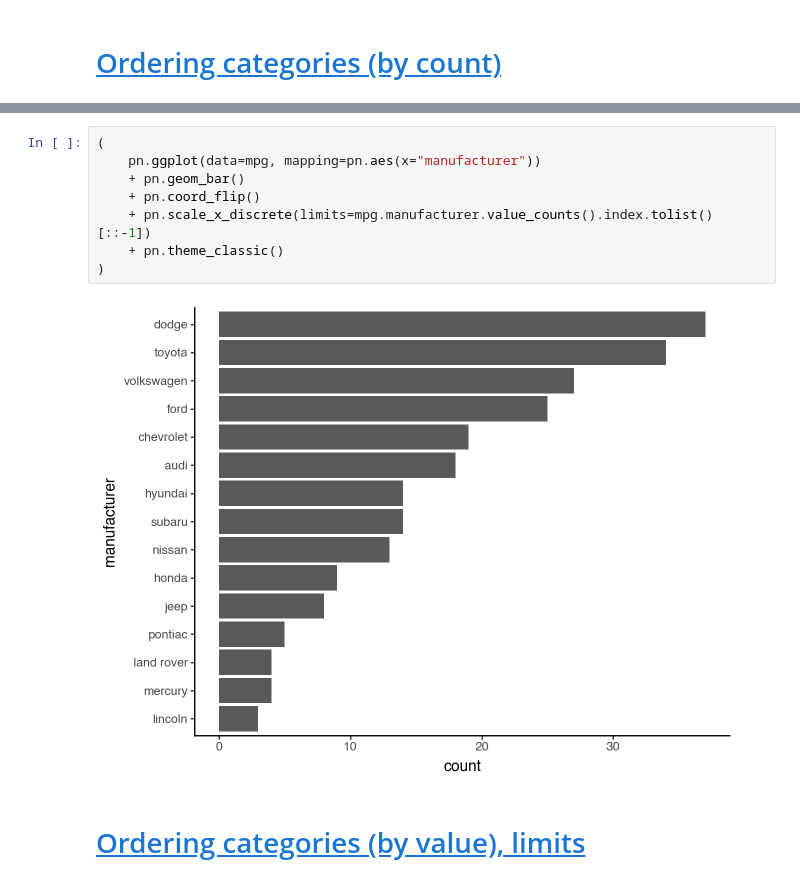
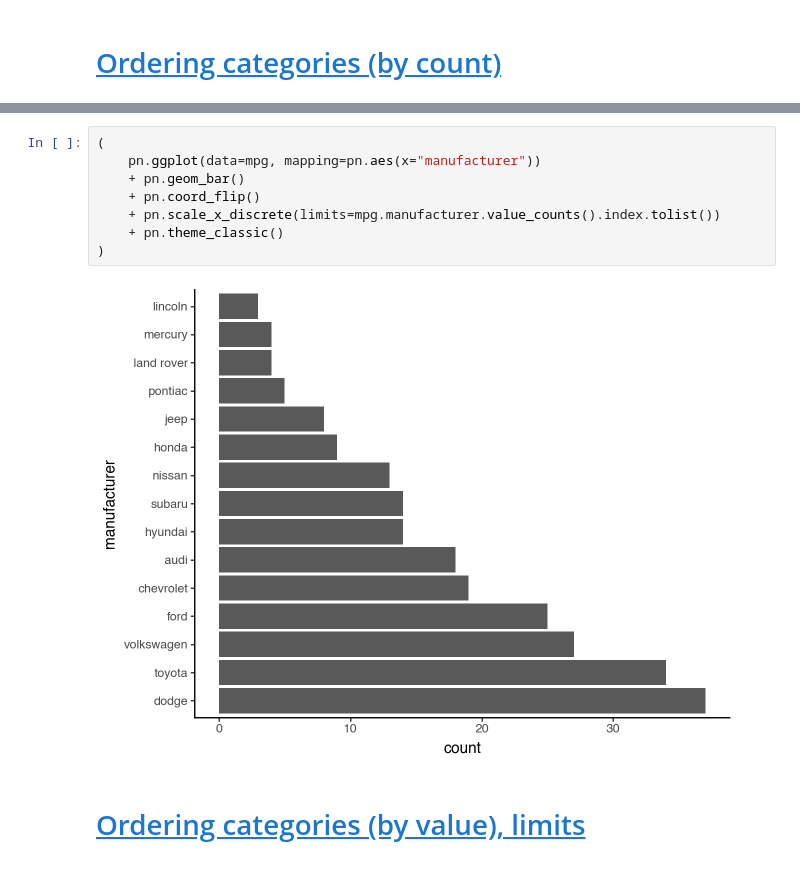
Before and after one commit to john-mwangi/visualisations, a Jupyter notebook: visualisations.ipynb, the cells around one changed output, grey strips where cells are left out. Saved outputs shown, nothing was run; the diff lists cells and outputs as text.

Commit message:
Add new section
Limit, breaks, labels

```diff
--- a/visualisations.ipynb
+++ b/visualisations.ipynb
@@ -200,13 +218,13 @@ mpg_agg2
 # %%
 (
     pn.ggplot(data=mpg, mapping=pn.aes(x="manufacturer"))
     + pn.geom_bar()
     + pn.coord_flip()
-    + pn.scale_x_discrete(limits=mpg.manufacturer.value_counts().index.tolist()[::-1])
+    + pn.scale_x_discrete(limits=mpg.manufacturer.value_counts().index.tolist())
     + pn.theme_classic()
 )
 # %% [output]
-[figure, old version]
+[figure, new version]
 # %% [markdown]
 # <a id='toc9_'></a>[Ordering categories (by value), limits](#toc0_)
 # %%
```
Also changed, not shown: parts of 17 cells of this notebook.
